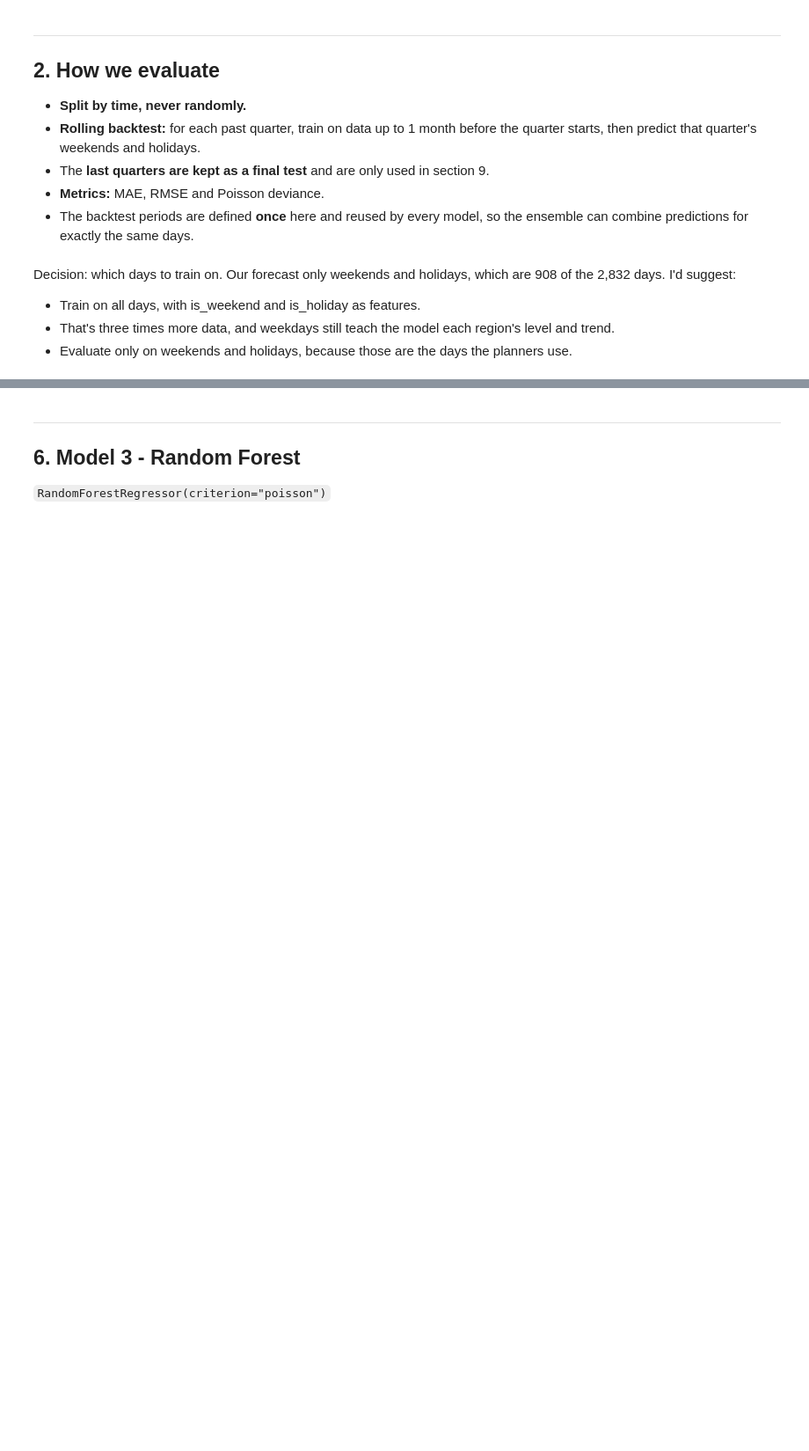
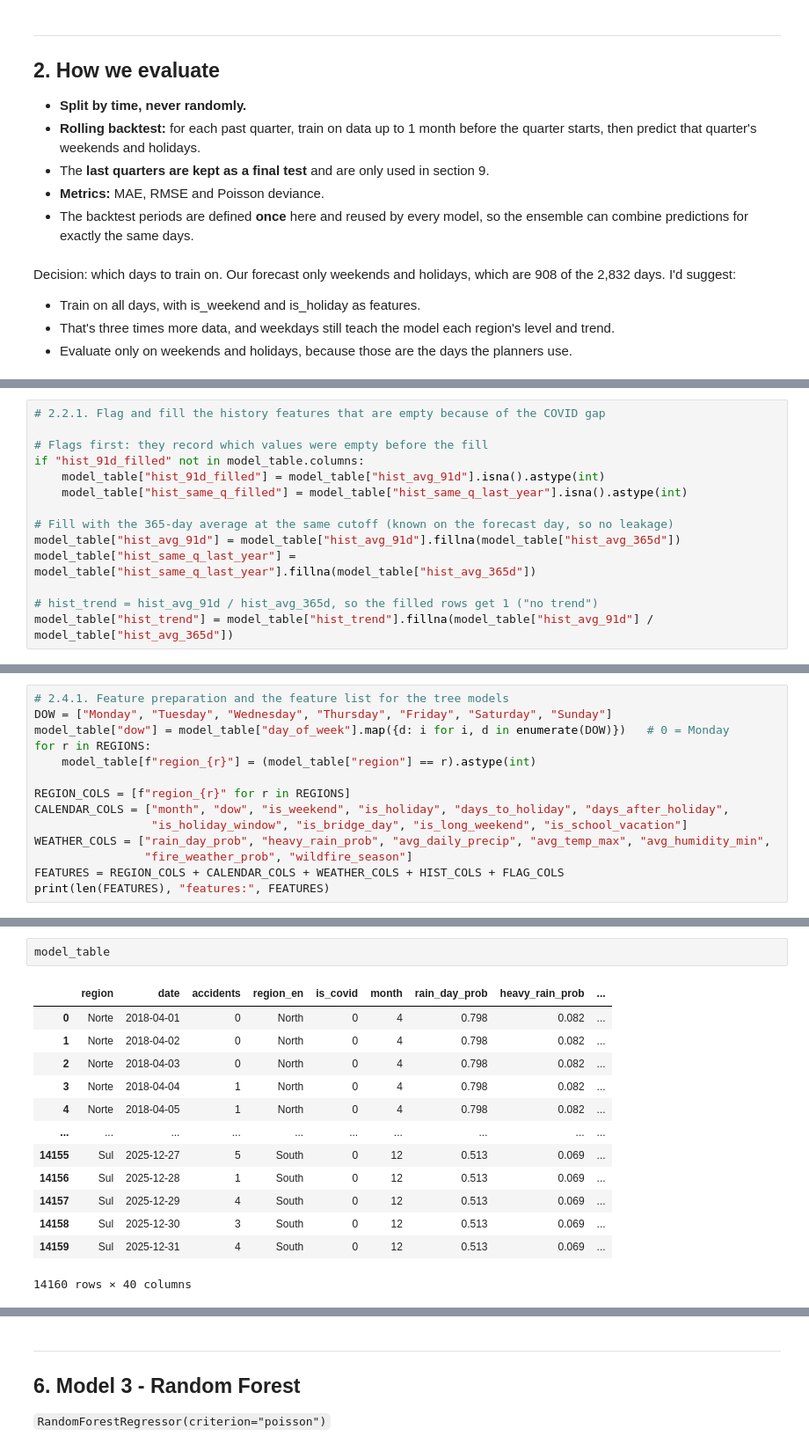
Before and after one commit to ivanya93/road_safety_machine_learning, a Jupyter notebook: notebooks/03_Modelling.ipynb, the cells around one changed output, grey strips where cells are left out. Shown at 88% size. Drawn from its saved outputs; the diff is of its cells as text; blank space fills up the shorter version.

```diff
--- a/notebooks/03_Modelling.ipynb
+++ b/notebooks/03_Modelling.ipynb
@@ -123,0 +237,14 @@ which days to train on. Our forecast only weekends and holidays, which are 908 o
+# %%
+# 2.2.1. Flag and fill the history features that are empty because of the COVID gap
+
+# Flags first: they record which values were empty before the fill
+if "hist_91d_filled" not in model_table.columns:
+    model_table["hist_91d_filled"] = model_table["hist_avg_91d"].isna().astype(int)
+    model_table["hist_same_q_filled"] = model_table["hist_same_q_last_year"].isna().astype(int)
+
+# Fill with the 365-day average at the same cutoff (known on the forecast day, so no leakage)
+model_table["hist_avg_91d"] = model_table["hist_avg_91d"].fillna(model_table["hist_avg_365d"])
+model_table["hist_same_q_last_year"] = model_table["hist_same_q_last_year"].fillna(model_table["hist_avg_365d"])
+
+# hist_trend = hist_avg_91d / hist_avg_365d, so the filled rows get 1 ("no trend")
+model_table["hist_trend"] = model_table["hist_trend"].fillna(model_table["hist_avg_91d"] / model_table["hist_avg_365d"])
@@ -123,0 +329,14 @@ which days to train on. Our forecast only weekends and holidays, which are 908 o
+# %%
+# 2.4.1. Feature preparation and the feature list for the tree models
+DOW = ["Monday", "Tuesday", "Wednesday", "Thursday", "Friday", "Saturday", "Sunday"]
+model_table["dow"] = model_table["day_of_week"].map({d: i for i, d in enumerate(DOW)})   # 0 = Monday
+for r in REGIONS:
+    model_table[f"region_{r}"] = (model_table["region"] == r).astype(int)
+
+REGION_COLS = [f"region_{r}" for r in REGIONS]
+CALENDAR_COLS = ["month", "dow", "is_weekend", "is_holiday", "days_to_holiday", "days_after_holiday",
+                 "is_holiday_window", "is_bridge_day", "is_long_weekend", "is_school_vacation"]
+WEATHER_COLS = ["rain_day_prob", "heavy_rain_prob", "avg_daily_precip", "avg_temp_max", "avg_humidity_min",
+                "fire_weather_prob", "wildfire_season"]
+FEATURES = REGION_COLS + CALENDAR_COLS + WEATHER_COLS + HIST_COLS + FLAG_COLS
+print(len(FEATURES), "features:", FEATURES)
@@ -135,2 +429,18 @@ A simple rule to beat, for example the same day type's average in the previous y
 Check whether the counts are more spread out than a Poisson model allows (overdispersion). If they are, also try a negative binomial model.
+# %%
+model_table
+# %% [output]
+|  | region | date | accidents | region_en | is_covid | month | rain_day_prob | heavy_rain_prob | ... |
+| 0 | Norte | 2018-04-01 | 0 | North | 0 | 4 | 0.798 | 0.082 | ... |
+| 1 | Norte | 2018-04-02 | 0 | North | 0 | 4 | 0.798 | 0.082 | ... |
+| 2 | Norte | 2018-04-03 | 0 | North | 0 | 4 | 0.798 | 0.082 | ... |
+| 3 | Norte | 2018-04-04 | 1 | North | 0 | 4 | 0.798 | 0.082 | ... |
+| 4 | Norte | 2018-04-05 | 1 | North | 0 | 4 | 0.798 | 0.082 | ... |
+| ... | ... | ... | ... | ... | ... | ... | ... | ... | ... |
+| 14155 | Sul | 2025-12-27 | 5 | South | 0 | 12 | 0.513 | 0.069 | ... |
+| 14156 | Sul | 2025-12-28 | 1 | South | 0 | 12 | 0.513 | 0.069 | ... |
+| 14157 | Sul | 2025-12-29 | 4 | South | 0 | 12 | 0.513 | 0.069 | ... |
+| 14158 | Sul | 2025-12-30 | 3 | South | 0 | 12 | 0.513 | 0.069 | ... |
+| 14159 | Sul | 2025-12-31 | 4 | South | 0 | 12 | 0.513 | 0.069 | ... |
+14160 rows × 40 columns
 # %%
```
Also changed, not shown: parts of 31 cells of this notebook.
